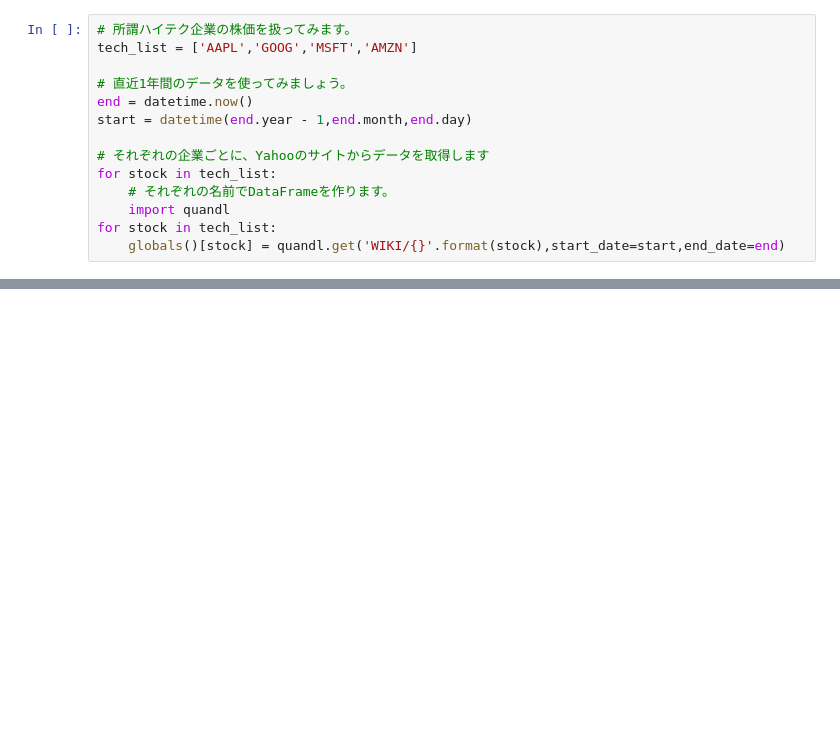
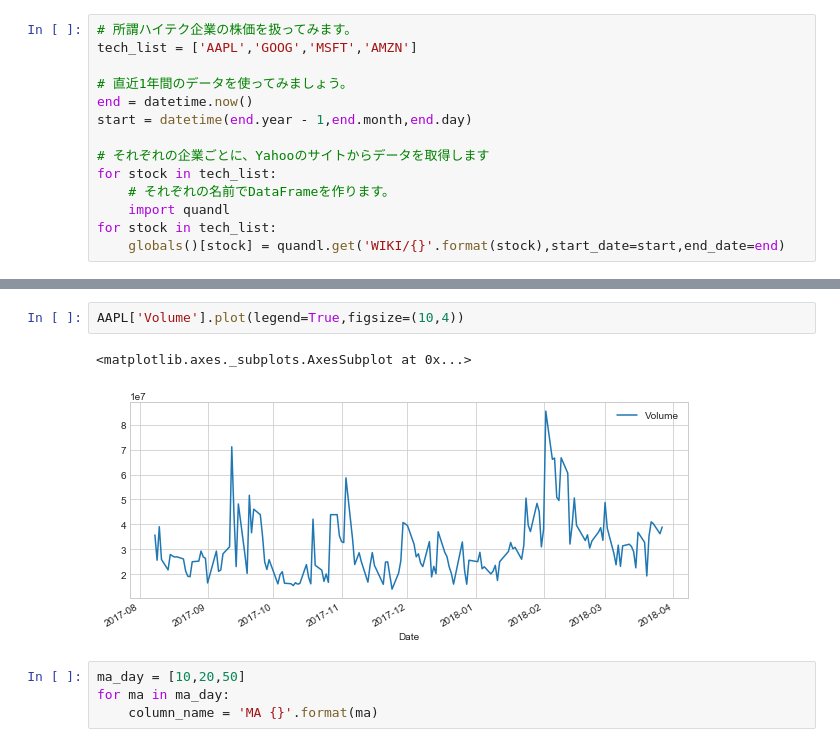
Before and after one commit to kiyo2022/project, a Jupyter notebook: 株式市場データ.ipynb, the cells around one changed output, grey strips where cells are left out. Drawn from its saved outputs; the diff is of its cells as text; blank space fills up the shorter version.

```diff
--- a/株式市場データ.ipynb
+++ b/株式市場データ.ipynb
@@ -69,0 +70,9 @@ AAPL['Adj. Close'].plot(legend=True,figsize=(10,4))
+# %%
+AAPL['Volume'].plot(legend=True,figsize=(10,4))
+# %% [output]
+<matplotlib.axes._subplots.AxesSubplot at 0x...>
+[figure, added]
+# %%
+ma_day = [10,20,50]
+for ma in ma_day:
+    column_name = 'MA {}'.format(ma)
```
Also changed, not shown: parts of 5 cells of this notebook.
